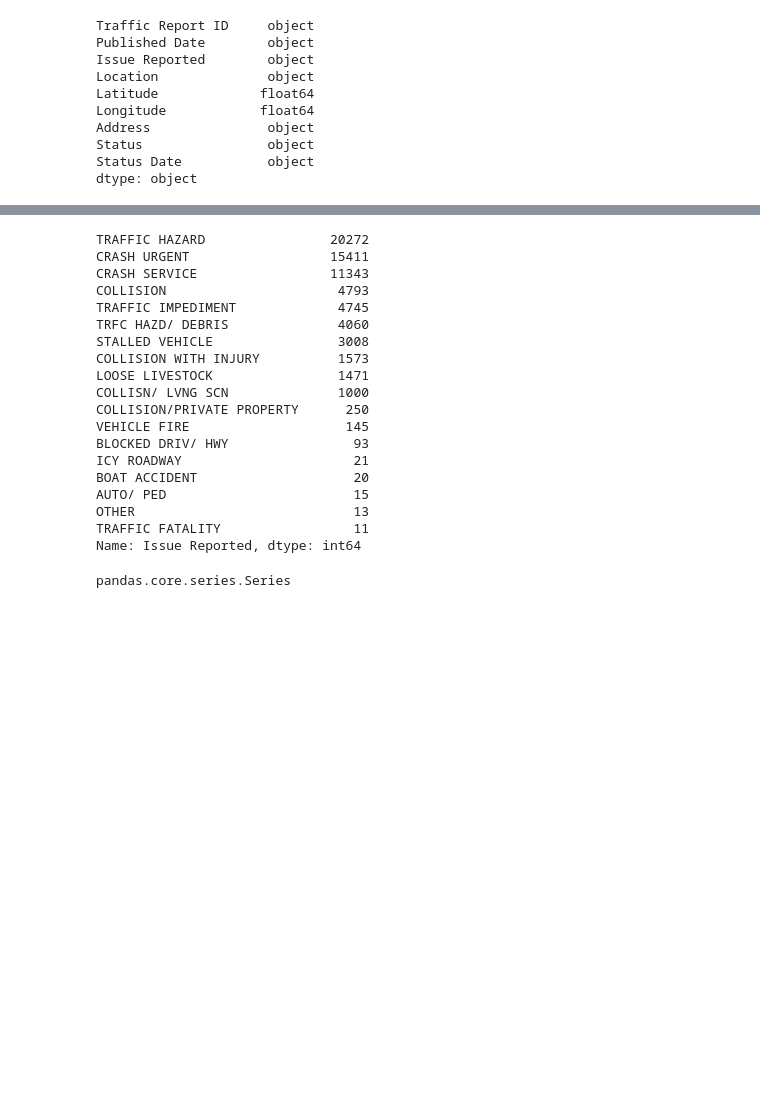
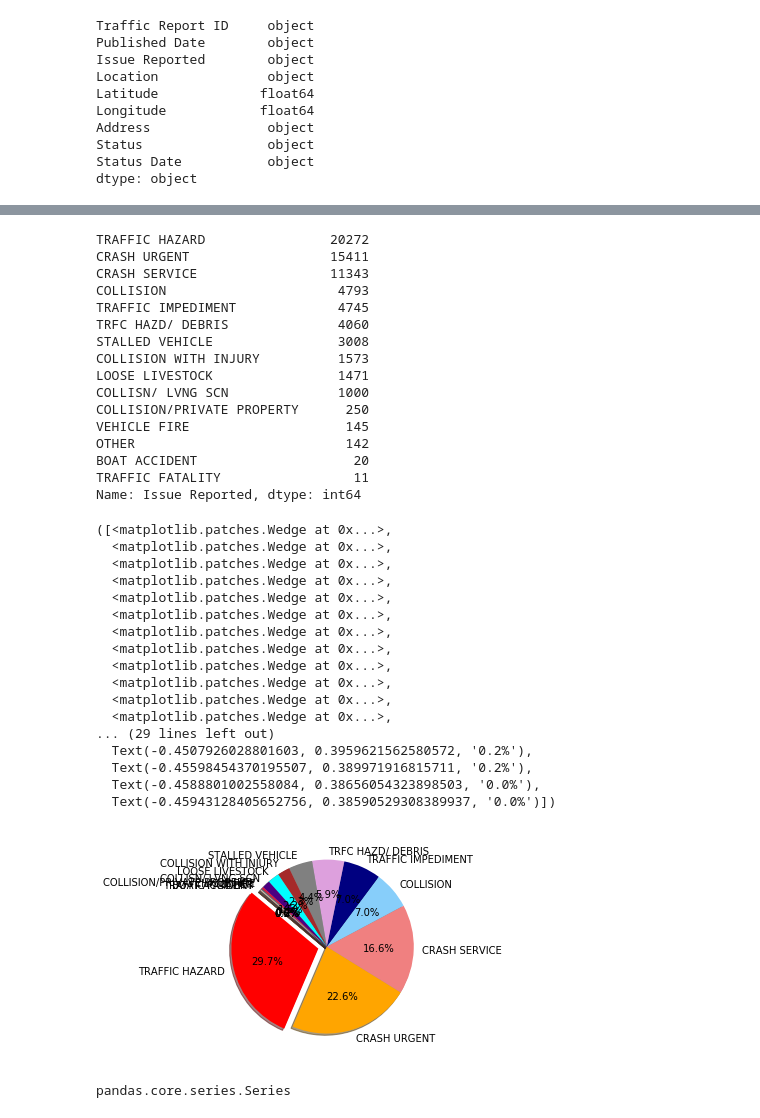
Before and after one commit to ericcuda/team5_and_dime, a Jupyter notebook: es_AustinTraffic_fnl.ipynb, the cells around one changed output, grey strips where cells are left out. Saved outputs shown, nothing was run; the diff lists cells and outputs as text; code cells hidden in the pictures; blank space fills up the shorter version.

```diff
--- a/es_AustinTraffic_fnl.ipynb
+++ b/es_AustinTraffic_fnl.ipynb
@@ -193,12 +193,13 @@ TRAFFIC FATALITY                 11
 Name: Issue Reported, dtype: int64
 # %%
-#clean up col names,  and make "Other" from bott 3
-renamed_df = renamed_df.replace({"HIGH WATER" : "OTHER", "COLLISN / FTSRA":"OTHER", "N / HZRD TRFC VIOL":"OTHER","FLEET ACC/ INJURY":"OTHER"  })
+#clean up col names,  and make "Other" from bott group
+renamed_df = df_from_csv_clean.replace({"HIGH WATER" : "OTHER", "COLLISN / FTSRA":"OTHER", "N / HZRD TRFC VIOL":"OTHER","FLEET ACC/ INJURY":"OTHER" , "AUTO/ PED" : "OTHER", "BOAT ACIDENT":"OTHER", "ICY ROADWAY":"OTHER","BLOCKED DRIV/ HWY":"OTHER" })
 df_from_csv_clean = renamed_df.replace({"zSTALLED VEHICLE" : "STALLED VEHICLE", "Traffic Hazard":"TRAFFIC HAZARD", "Crash Urgent":"CRASH URGENT", "Crash Service":"CRASH SERVICE", "Traffic Impediment":"TRAFFIC IMPEDIMENT"  })
 
 #Verify cleanup
 df_from_csv_clean["Issue Reported"].value_counts()
-#x= df_from_csv_clean["Issue Reported"].value_counts()
+x= df_from_csv_clean["Issue Reported"].value_counts()
+print(x)
 #x[0]
 #x[1]
 #we now will dive into
@@ -217,13 +218,45 @@ LOOSE LIVESTOCK                1471
 COLLISN/ LVNG SCN              1000
 COLLISION/PRIVATE PROPERTY      250
 VEHICLE FIRE                    145
-BLOCKED DRIV/ HWY                93
-ICY ROADWAY                      21
+OTHER                           142
 BOAT ACCIDENT                    20
-AUTO/ PED                        15
-OTHER                            13
 TRAFFIC FATALITY                 11
 Name: Issue Reported, dtype: int64
+# %%
+#type(x)
+#print(x[0])
+#print(x)
+#print(x.index)
+#type(x.index)
+
+labels = df_from_csv_clean['Issue Reported'].value_counts().index
+values = df_from_csv_clean['Issue Reported'].value_counts().values
+colors = ["red", "orange", "lightcoral", "lightskyblue", "navy", "plum", "grey", "brown", "aqua", "indigo", "crimson", "dimgray", "silver", "orange", "lightcoral"]
+explode = (0.1, 0, 0, 0, 0, 0, 0,0, 0, 0,0, 0, 0,0, 0, )
+plt.axis("equal")
+#plt.legend(labels=labels)
+
+plt.pie(values, explode=explode, labels=labels, colors=colors,
+        autopct="%1.1f%%", shadow=True, startangle=140)
+# %% [output]
+([<matplotlib.patches.Wedge at 0x...>,
+  <matplotlib.patches.Wedge at 0x...>,
+  <matplotlib.patches.Wedge at 0x...>,
+  <matplotlib.patches.Wedge at 0x...>,
+  <matplotlib.patches.Wedge at 0x...>,
+  <matplotlib.patches.Wedge at 0x...>,
+  <matplotlib.patches.Wedge at 0x...>,
+  <matplotlib.patches.Wedge at 0x...>,
+  <matplotlib.patches.Wedge at 0x...>,
+  <matplotlib.patches.Wedge at 0x...>,
+  <matplotlib.patches.Wedge at 0x...>,
+  <matplotlib.patches.Wedge at 0x...>,
+... (29 lines left out)
+  Text(-0.4507926028801603, 0.3959621562580572, '0.2%'),
+  Text(-0.45598454370195507, 0.389971916815711, '0.2%'),
+  Text(-0.4588801002558084, 0.38656054323898503, '0.0%'),
+  Text(-0.45943128405652756, 0.38590529308389937, '0.0%')])
+[figure, added]
 # %%
 x = df_from_csv_clean["Issue Reported"].value_counts()
 type(x)
```
Also changed, not shown: parts of 23 cells of this notebook, 16 other files.
